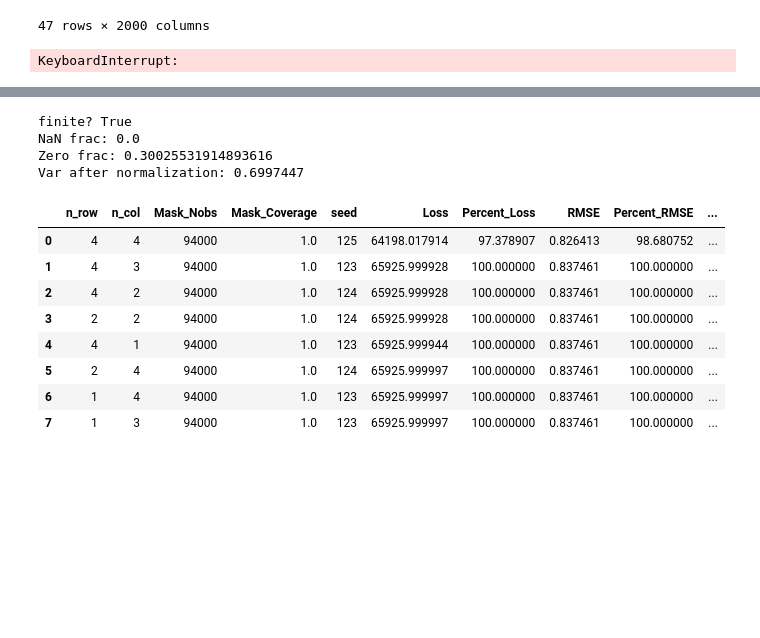
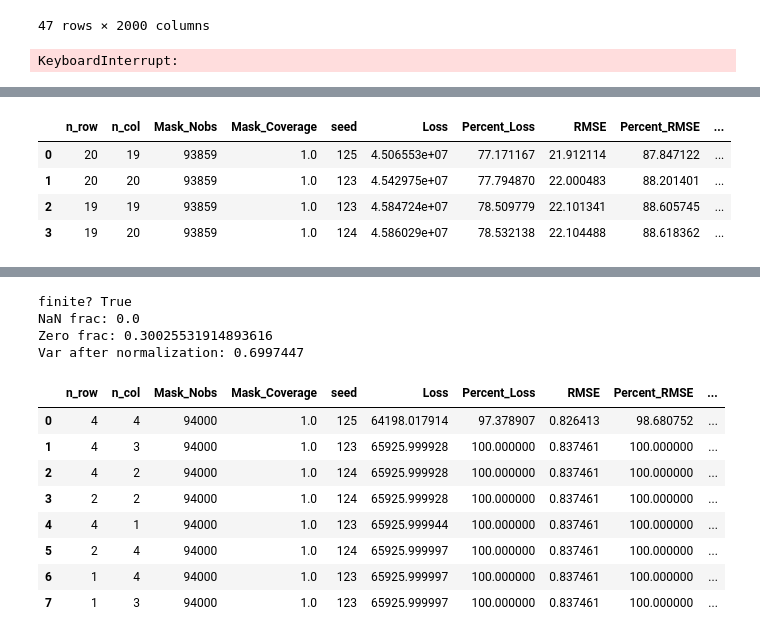
Before and after one commit to ygrepo/kaggle_favorita_grocery_sales_forecasting, a Jupyter notebook: notebook/analysis.ipynb, the cells around one changed output, grey strips where cells are left out. Cells and saved outputs as stored; diff of their text form; code cells hidden in the pictures; blank space fills up the shorter version.

```diff
--- a/notebook/analysis.ipynb
+++ b/notebook/analysis.ipynb
@@ -300,3 +407,12 @@ PVE (grand_mean): -32.965857156853694
+# %%
+ranked_df, best = pick_best_btf_setting(grid_df, max_pve_drop=0.1, min_sil=-2)
+ranked_df
+# %% [output]
+|  | n_row | n_col | Mask_Nobs | Mask_Coverage | seed | Loss | Percent_Loss | RMSE | Percent_RMSE | ... |
+| 0 | 20 | 19 | 93859 | 1.0 | 125 | 4.506553e+07 | 77.171167 | 21.912114 | 87.847122 | ... |
+| 1 | 20 | 20 | 93859 | 1.0 | 123 | 4.542975e+07 | 77.794870 | 22.000483 | 88.201401 | ... |
+| 2 | 19 | 19 | 93859 | 1.0 | 123 | 4.584724e+07 | 78.509779 | 22.101341 | 88.605745 | ... |
+| 3 | 19 | 20 | 93859 | 1.0 | 124 | 4.586029e+07 | 78.532138 | 22.104488 | 88.618362 | ... |
 # %%
 # --- count-aware impute (you already have this) ---
 mat = df.pivot_table(values="growth_rate_1", index="store", columns="item", aggfunc="median")
```
Also changed, not shown: parts of 4 cells of this notebook, 3 other files.
